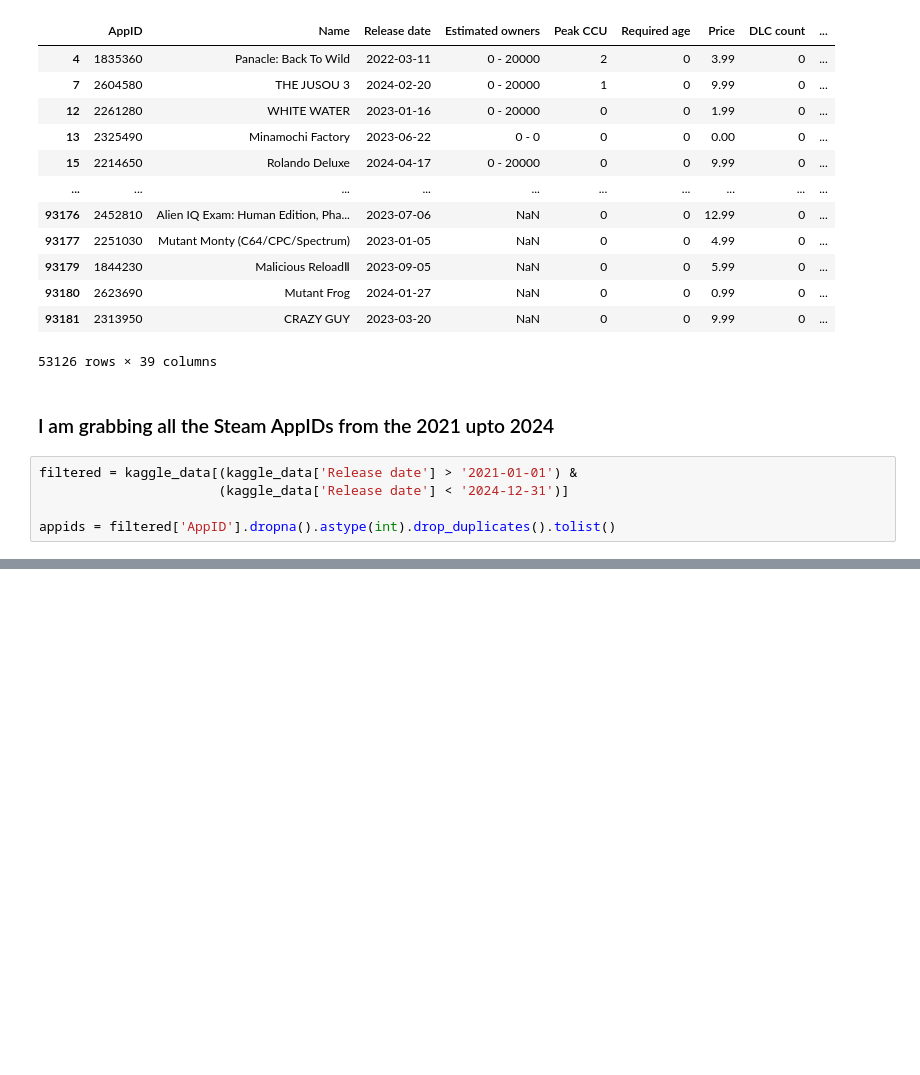
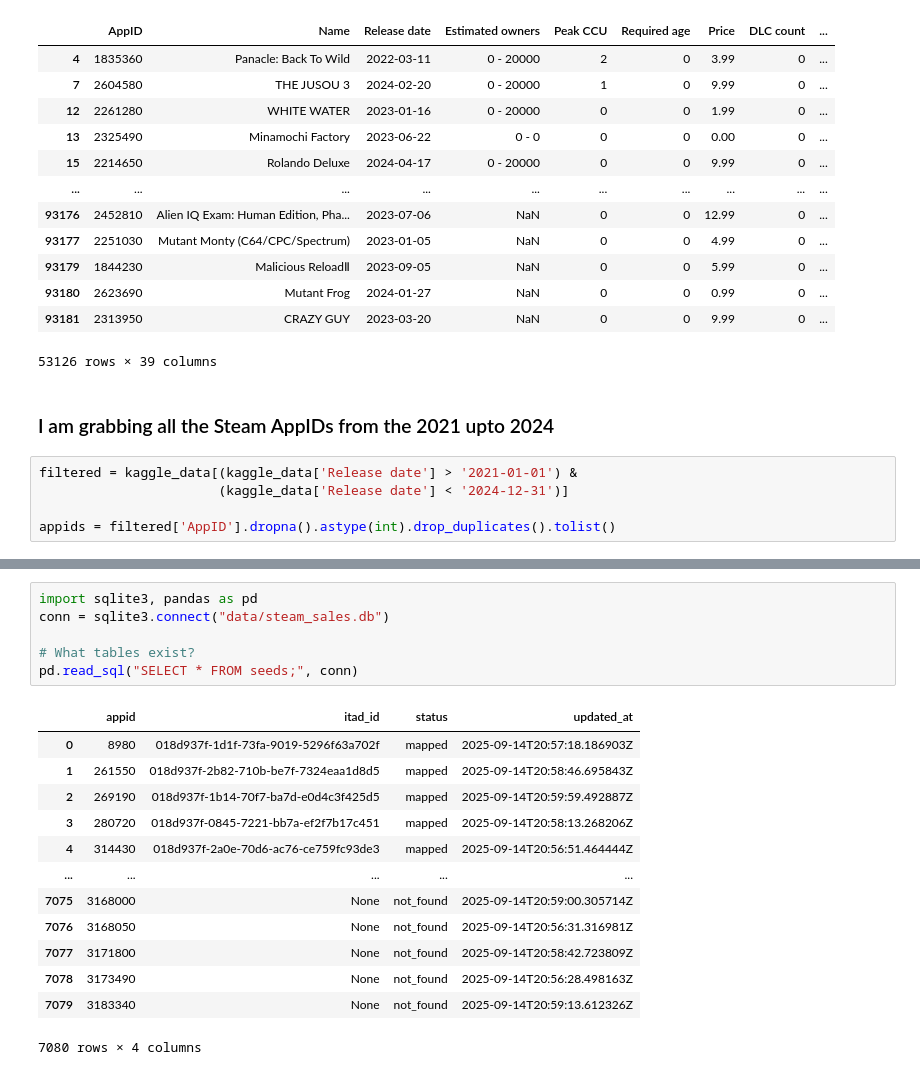
Before and after one commit to faraz1272/steam-discount-forecast, a Jupyter notebook: notebooks/data_collection.ipynb, the cells around one changed output, grey strips where cells are left out. Saved outputs shown, nothing was run; the diff lists cells and outputs as text; blank space fills up the shorter version.

```diff
--- a/steam_discount_forecast.ipynb
+++ b/notebooks/data_collection.ipynb
@@ -257,0 +362,20 @@ appids = filtered['AppID'].dropna().astype(int).drop_duplicates().tolist()
+# %%
+import sqlite3, pandas as pd
+conn = sqlite3.connect("data/steam_sales.db")
+
+# What tables exist?
+pd.read_sql("SELECT * FROM seeds;", conn)
+# %% [output]
+|  | appid | itad_id | status | updated_at |
+| 0 | 8980 | 018d937f-1d1f-73fa-9019-5296f63a702f | mapped | 2025-09-14T20:57:18.186903Z |
+| 1 | 261550 | 018d937f-2b82-710b-be7f-7324eaa1d8d5 | mapped | 2025-09-14T20:58:46.695843Z |
+| 2 | 269190 | 018d937f-1b14-70f7-ba7d-e0d4c3f425d5 | mapped | 2025-09-14T20:59:59.492887Z |
+| 3 | 280720 | 018d937f-0845-7221-bb7a-ef2f7b17c451 | mapped | 2025-09-14T20:58:13.268206Z |
+| 4 | 314430 | 018d937f-2a0e-70d6-ac76-ce759fc93de3 | mapped | 2025-09-14T20:56:51.464444Z |
+| ... | ... | ... | ... | ... |
+| 7075 | 3168000 | None | not_found | 2025-09-14T20:59:00.305714Z |
+| 7076 | 3168050 | None | not_found | 2025-09-14T20:56:31.316981Z |
+| 7077 | 3171800 | None | not_found | 2025-09-14T20:58:42.723809Z |
+| 7078 | 3173490 | None | not_found | 2025-09-14T20:56:28.498163Z |
+| 7079 | 3183340 | None | not_found | 2025-09-14T20:59:13.612326Z |
+7080 rows × 4 columns
```
Also changed, not shown: parts of 25 cells of this notebook, 2 other files.
